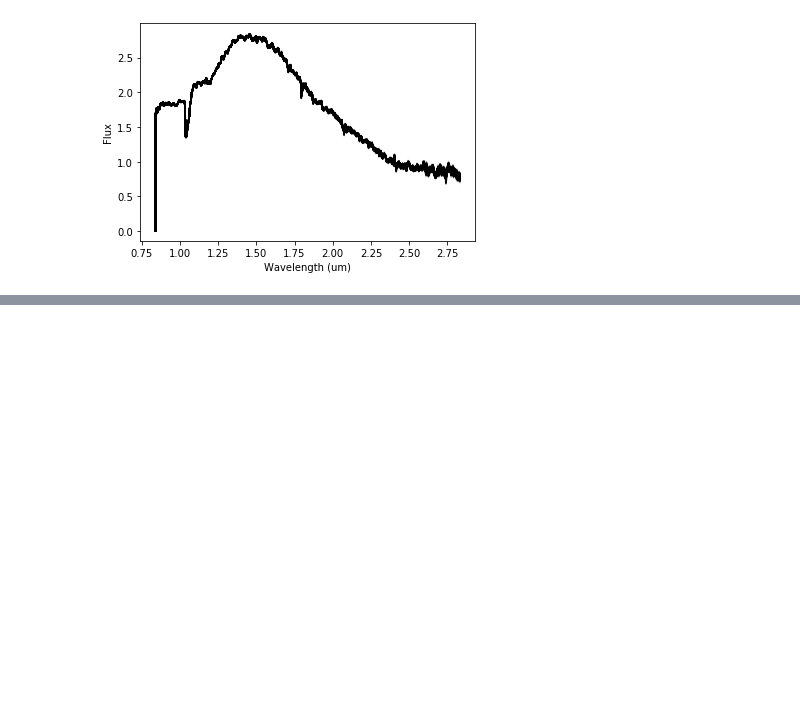
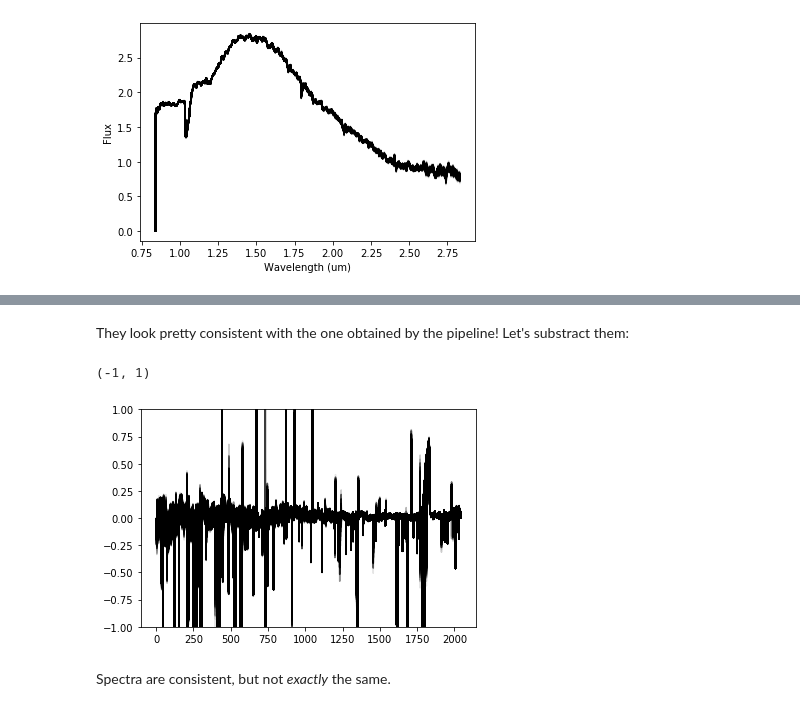
Before and after one commit to nespinoza/jwst_pipeline_testing, a Jupyter notebook: Stage 2 testing - NIRISS SOSS.ipynb, the cells around one changed output, grey strips where cells are left out. Drawn from its saved outputs; the diff is of its cells as text; code cells hidden in the pictures; blank space fills up the shorter version.

```diff
--- a/Stage 2 testing - NIRISS SOSS.ipynb
+++ b/Stage 2 testing - NIRISS SOSS.ipynb
@@ -475,0 +534,11 @@ That's a bit more presentable. What other things can we extract?
+# %% [markdown]
+They look pretty consistent with the one obtained by the pipeline! Let's substract them:
+# %%
+for i in range(hdul_photom['SCI'].data.shape[0]):
+    plt.plot(output_spectra[i,:]-spec.spec[i].spec_table['FLUX'],alpha=0.1,color='black')
+plt.ylim([-1,1])
+# %% [output]
+(-1, 1)
+[figure, added]
+# %% [markdown]
+Spectra are consistent, but not _exactly_ the same.
```
Also changed, not shown: parts of 10 cells of this notebook.
